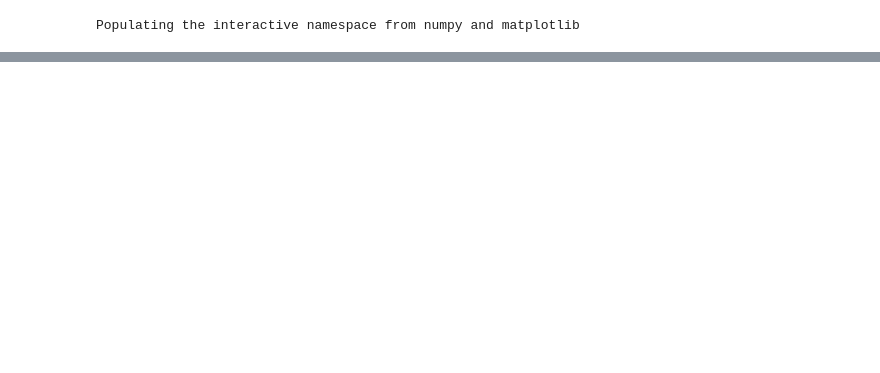
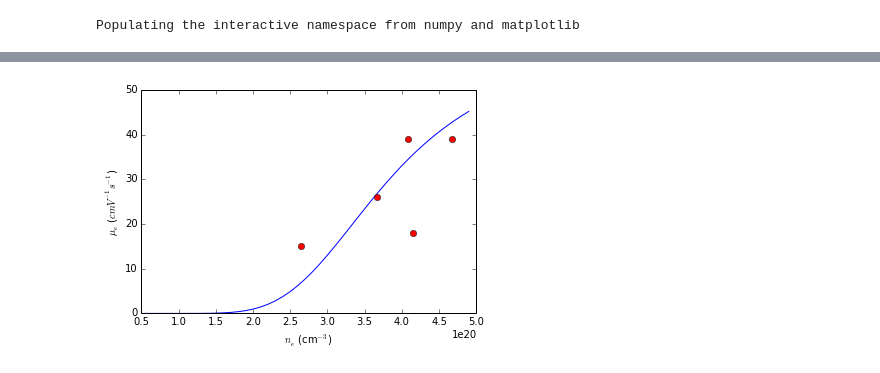
Before and after one commit to rtreharne/SnO2_Ta, a Jupyter notebook: book1.ipynb, the cells around one changed output, grey strips where cells are left out. Saved outputs shown, nothing was run; the diff lists cells and outputs as text; code cells hidden in the pictures; blank space fills up the shorter version.

Commit message:
Seto analysis added

```diff
--- a/book1.ipynb
+++ b/book1.ipynb
@@ -46,0 +74,56 @@ ylabel(headers[2])
+# %%
+from ipywidgets import *
+
+e = 1.602e-19
+permInf = 8.3 #permittivity for single crystal ZnO
+permZero = 8.85e-12 #permittivity of free space
+me = 0.35 #effective mass
+mzero = 9.11e-31 #electron mass
+kB = 1.38e-23 #Boltzmann
+T = 300 #Kelvin
+
+
+def phiB(n, nt = 1.0e14):
+    '''Barrier Height'''
+    value = (e*nt)**2/(8*permInf*permZero*n)
+    return value
+
+def muZero(L = 5):
+    '''intra-grain mobility'''
+    value = L*1e-7/sqrt(2*pi*me*kB*T) #L converted to cm here using factor 1e-7
+    return value
+
+def muig(n, nt=1, L=5):
+    '''iter-grain mobility'''
+    units=1e14 #cm^-3
+    value = muZero(L)*exp(-(phiB(n, nt*units))/(kB*T))
+    return value
+
+def mueff(muii, nt, L):
+    '''Effective Mobility
+       Limited by ionized impurity scattering
+       Constant value of muii used as approximation'''
+    value = ((1/muig(ne, nt, L)) + 1/muii)**-1
+    return value
+
+def setoPlot(muii, nt, L):
+    plot(ne, mueff(muii, nt, L))
+    plot(array(n), mu, 'o', color='red')
+    xlabel(headers[1])
+    ylabel(headers[2])
+
+
+
+
+#define carrier conc. range of interest
+ne = arange(0.5, 5, 0.1)*1e20
+
+#bind sliders to variables
+nt_slider = FloatSlider(min=0.1, max=10, step=0.01, value=4)
+L_slider = FloatSlider(min=0.01, max=5, step=0.01, value = 4.3)
+muii_slider = FloatSlider(min=0.001, max=100, step = 1, value = 66)
+
+#generate interactive plot
+interactive(setoPlot, nt=nt_slider, L=L_slider, muii=muii_slider)
+# %% [output]
+[figure, added]
```
Also changed, not shown: parts of 5 cells of this notebook, 2 other files.
